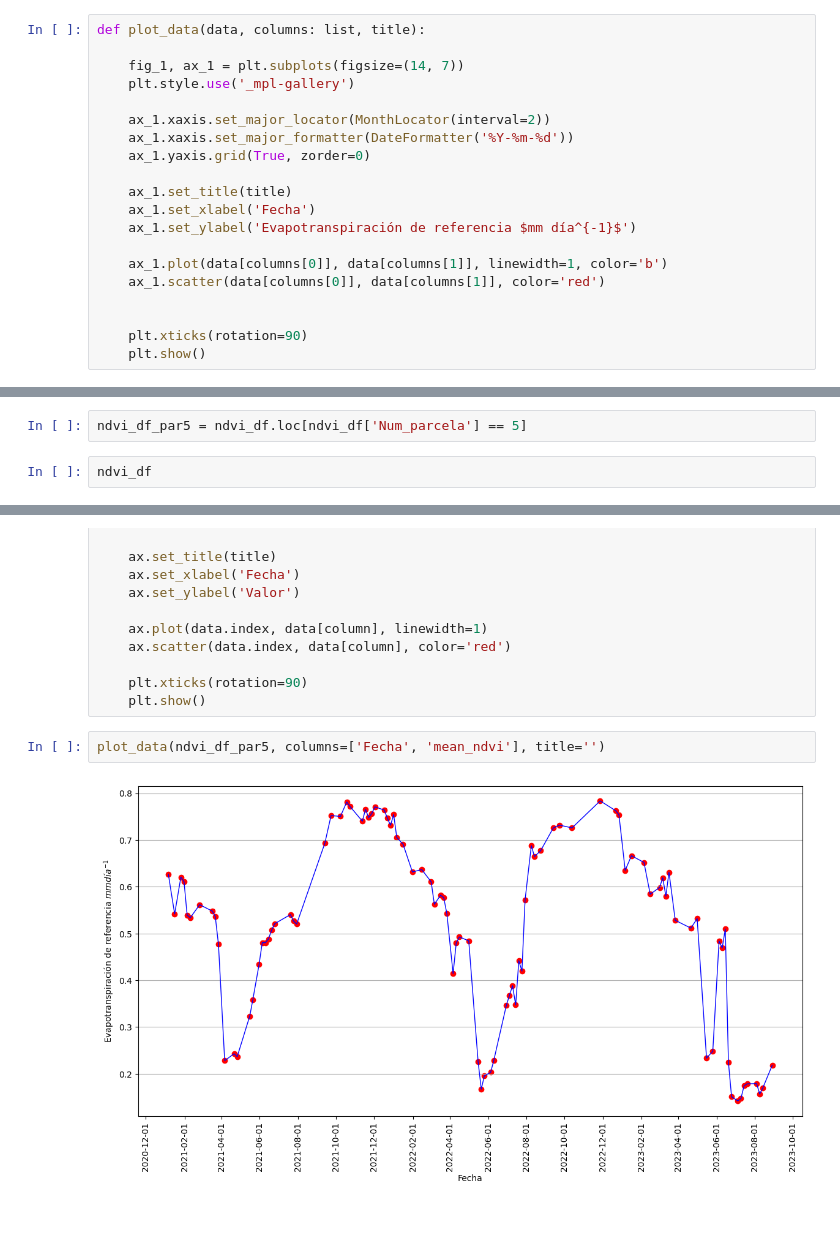
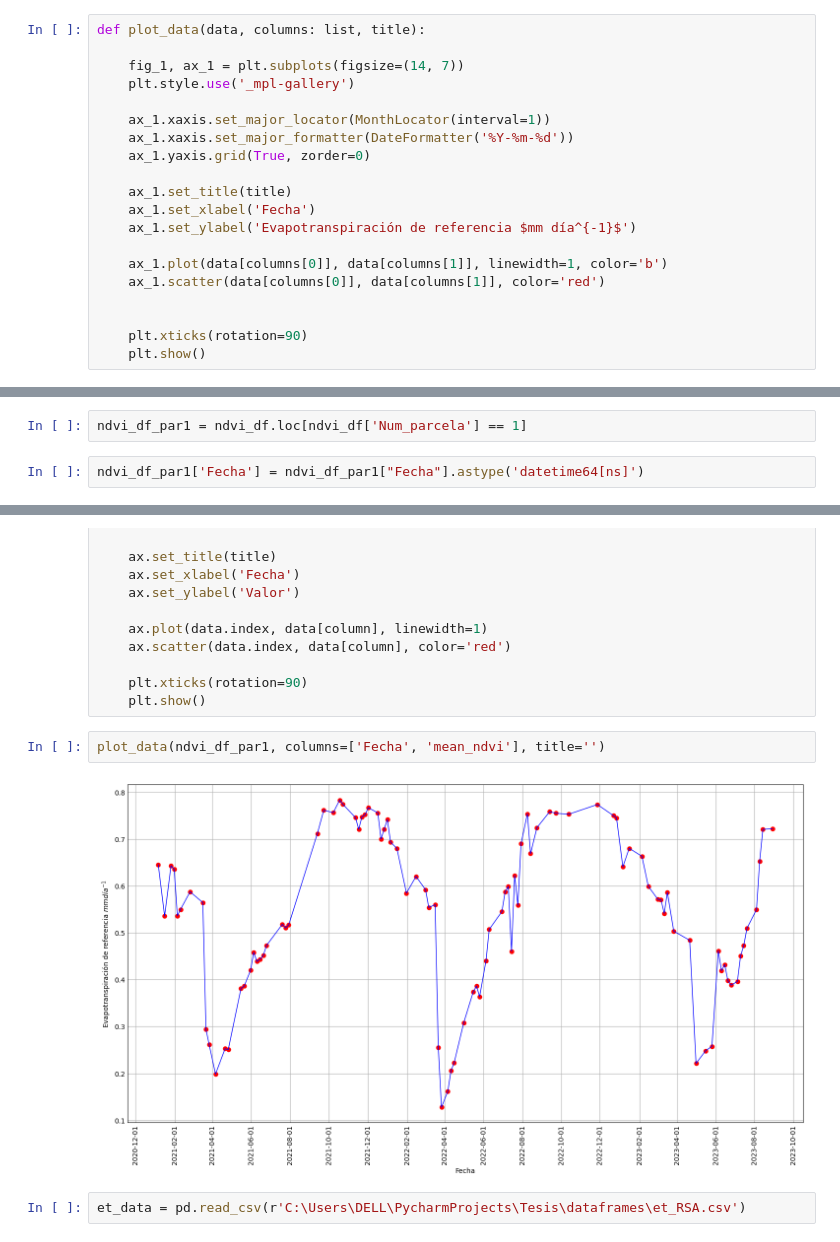
Before and after one commit to VivaldoGP/Tesis-SugarCane, a Jupyter notebook: notebooks/plot_data.ipynb, the cells around one changed output, grey strips where cells are left out. Drawn from its saved outputs; the diff is of its cells as text.

Commit message:
feat: modified plot fun

```diff
--- a/notebooks/plot_data.ipynb
+++ b/notebooks/plot_data.ipynb
@@ -100,7 +100,7 @@ def plot_data(data, columns: list, title):
     fig_1, ax_1 = plt.subplots(figsize=(14, 7))
     plt.style.use('_mpl-gallery')
 
-    ax_1.xaxis.set_major_locator(MonthLocator(interval=2))
+    ax_1.xaxis.set_major_locator(MonthLocator(interval=1))
     ax_1.xaxis.set_major_formatter(DateFormatter('%Y-%m-%d'))
     ax_1.yaxis.grid(True, zorder=0)
 
@@ -177,7 +177,7 @@ try:
 except TypeError:
     print('chin')
 # %%
-ndvi_df_par5 = ndvi_df.loc[ndvi_df['Num_parcela'] == 5]
+ndvi_df_par1 = ndvi_df.loc[ndvi_df['Num_parcela'] == 1]
 # %%
-ndvi_df
+ndvi_df_par1['Fecha'] = ndvi_df_par1["Fecha"].astype('datetime64[ns]')
 # %% [output]
@@ -242,6 +250,8 @@ def plot_data2(data, column, title):
     plt.xticks(rotation=90)
     plt.show()
 # %%
-plot_data(ndvi_df_par5, columns=['Fecha', 'mean_ndvi'], title='')
+plot_data(ndvi_df_par1, columns=['Fecha', 'mean_ndvi'], title='')
 # %% [output]
-[figure, old version]
+[figure, new version]
+# %%
+et_data = pd.read_csv(r'C:\Users\DELL\PycharmProjects\Tesis\dataframes\et_RSA.csv')
```
Also changed, not shown: parts of 26 cells of this notebook.
